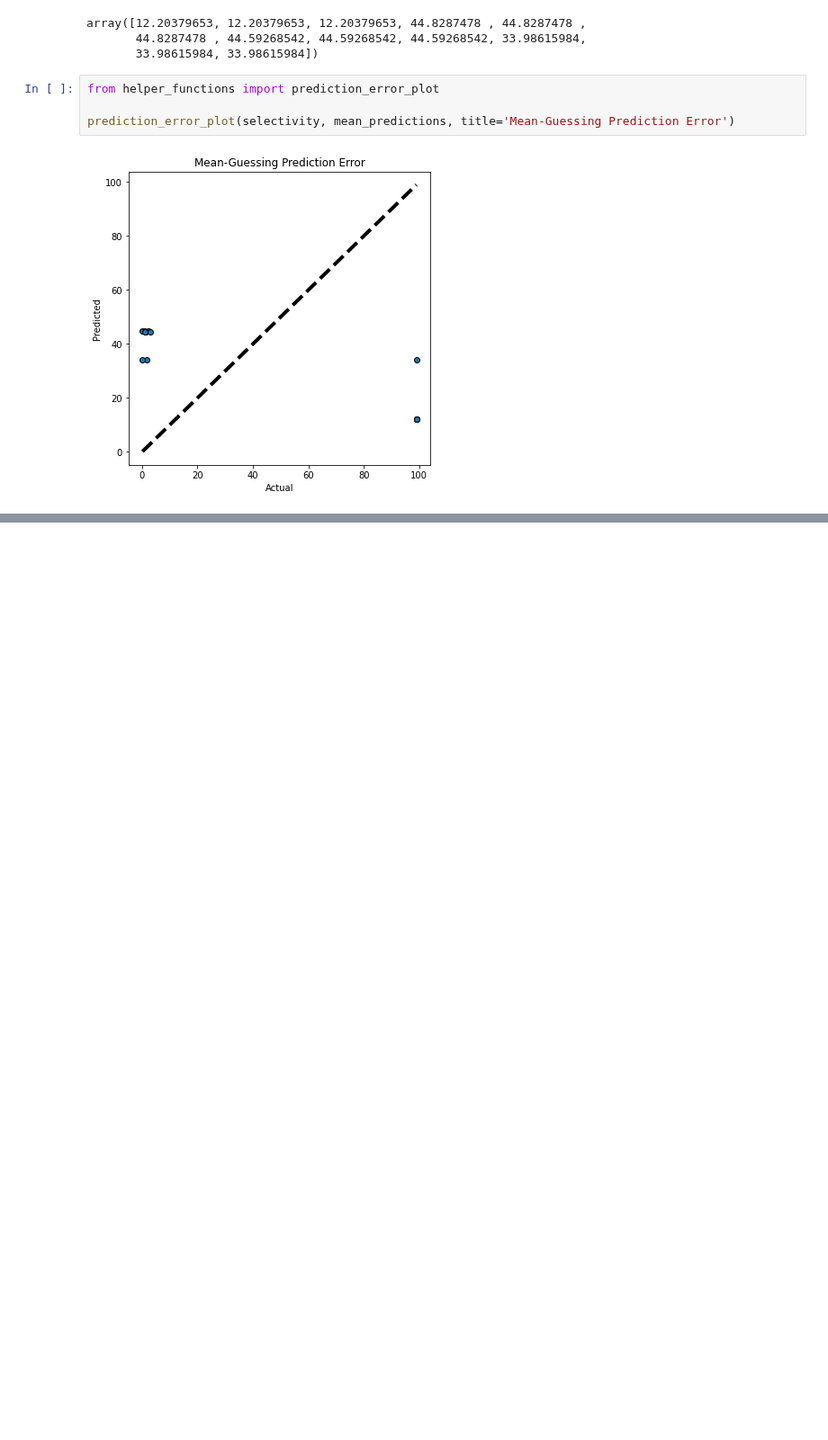
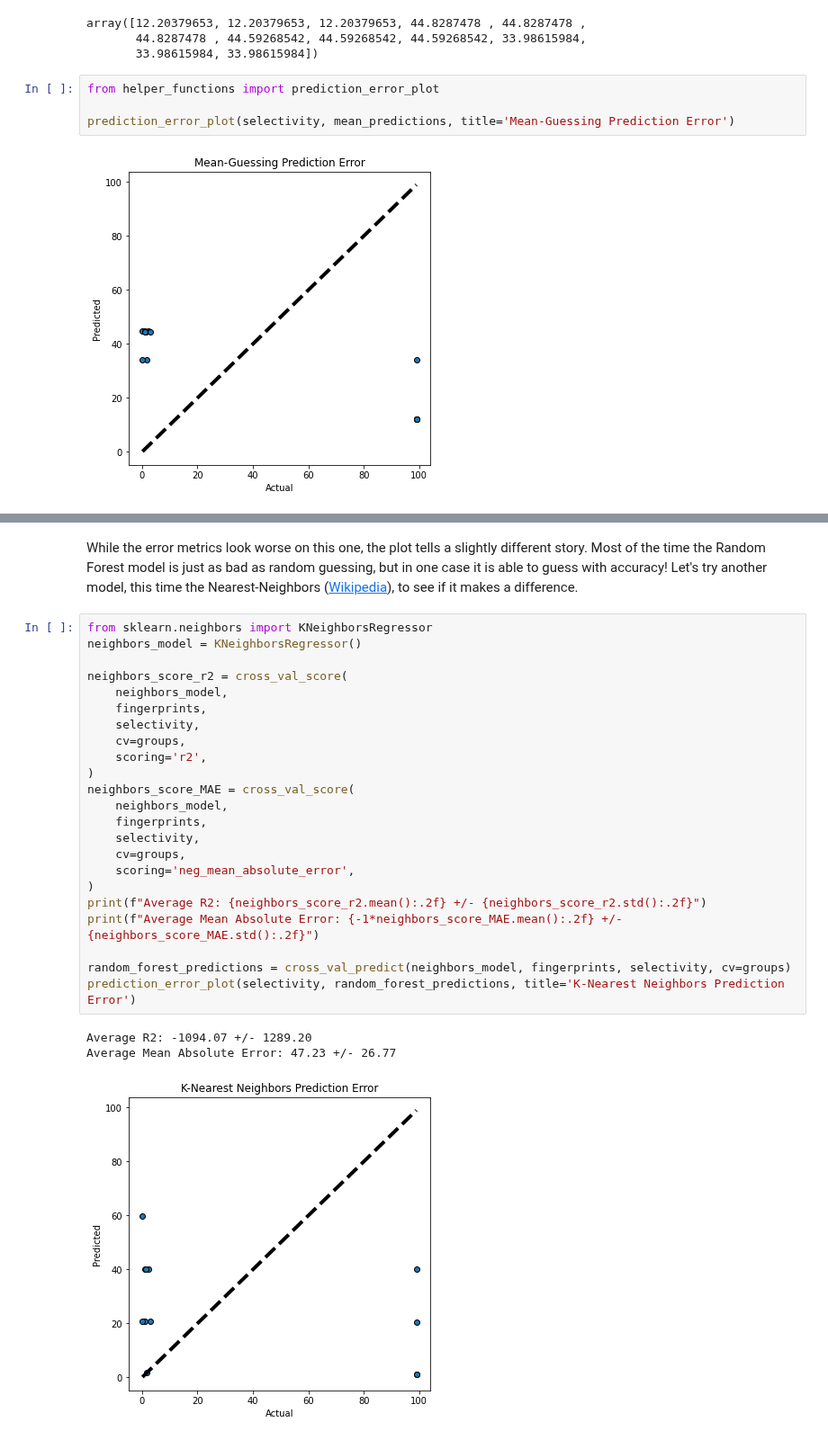
Before and after one commit to JacksonBurns/ArClOTs, a Jupyter notebook: ArClOTs_analysis.ipynb, the cells around one changed output, grey strips where cells are left out. Shown at 90% size. Drawn from its saved outputs; the diff is of its cells as text; blank space fills up the shorter version.

```diff
--- a/ArClOTs_analysis.ipynb
+++ b/ArClOTs_analysis.ipynb
@@ -166,0 +201,29 @@ prediction_error_plot(selectivity, mean_predictions, title='Mean-Guessing Predic
+# %% [markdown]
+While the error metrics look worse on this one, the plot tells a slightly different story. Most of the time the Random Forest model is just as bad as random guessing, but in one case it is able to guess with accuracy! Let's try another model, this time the Nearest-Neighbors ([Wikipedia](https://en.wikipedia.org/wiki/K-nearest_neighbors_algorithm)), to see if it makes a difference.
+# %%
+from sklearn.neighbors import KNeighborsRegressor
+neighbors_model = KNeighborsRegressor()
+
+neighbors_score_r2 = cross_val_score(
+    neighbors_model,
+    fingerprints,
+    selectivity,
+    cv=groups,
+    scoring='r2',
+)
+neighbors_score_MAE = cross_val_score(
+    neighbors_model,
+    fingerprints,
+    selectivity,
+    cv=groups,
+    scoring='neg_mean_absolute_error',
+)
+print(f"Average R2: {neighbors_score_r2.mean():.2f} +/- {neighbors_score_r2.std():.2f}")
+print(f"Average Mean Absolute Error: {-1*neighbors_score_MAE.mean():.2f} +/- {neighbors_score_MAE.std():.2f}")
+
+random_forest_predictions = cross_val_predict(neighbors_model, fingerprints, selectivity, cv=groups)
+prediction_error_plot(selectivity, random_forest_predictions, title='K-Nearest Neighbors Prediction Error')
+# %% [output]
+Average R2: -1094.07 +/- 1289.20
+Average Mean Absolute Error: 47.23 +/- 26.77
+[figure, added]
```
Also changed, not shown: parts of 7 cells of this notebook, 1 other file.
